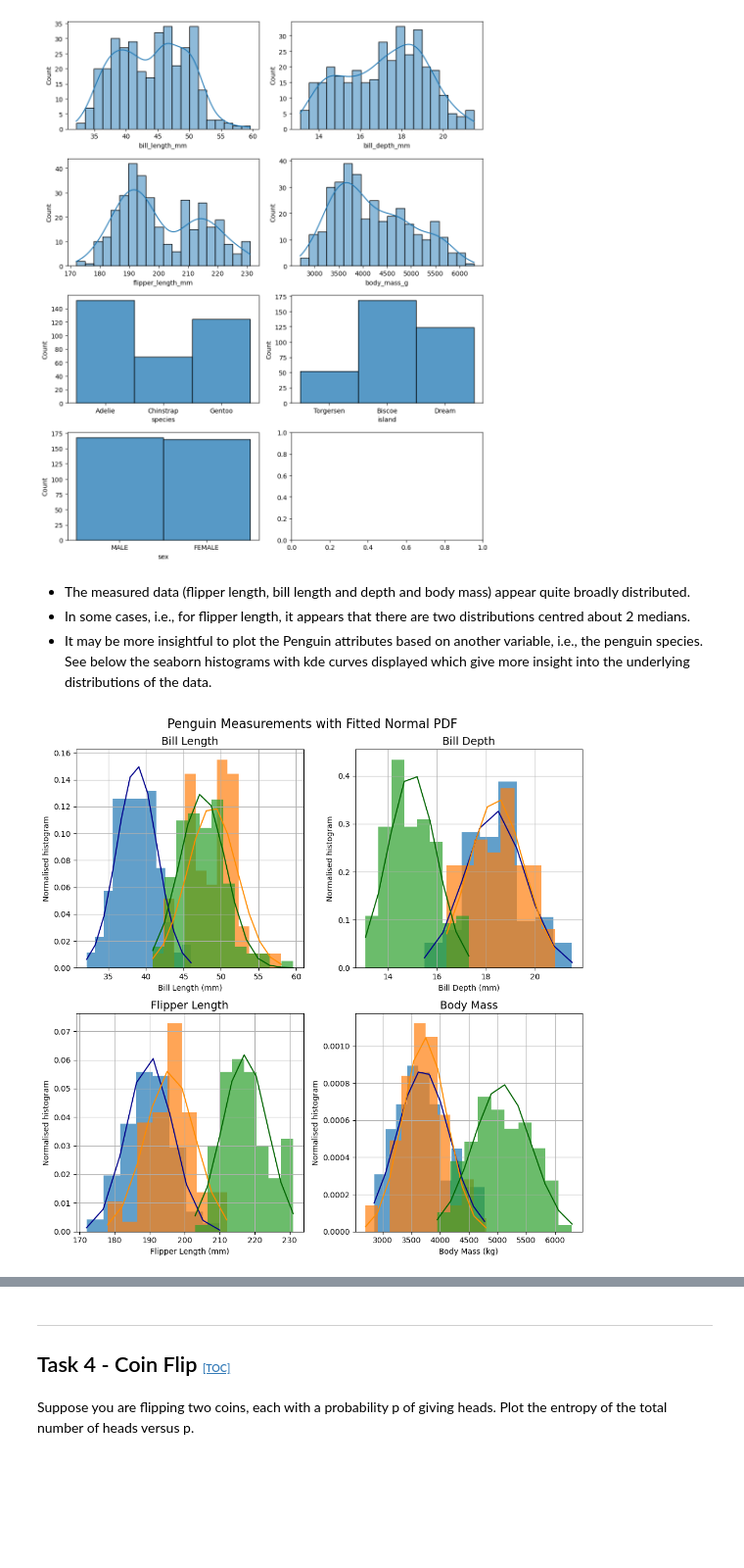
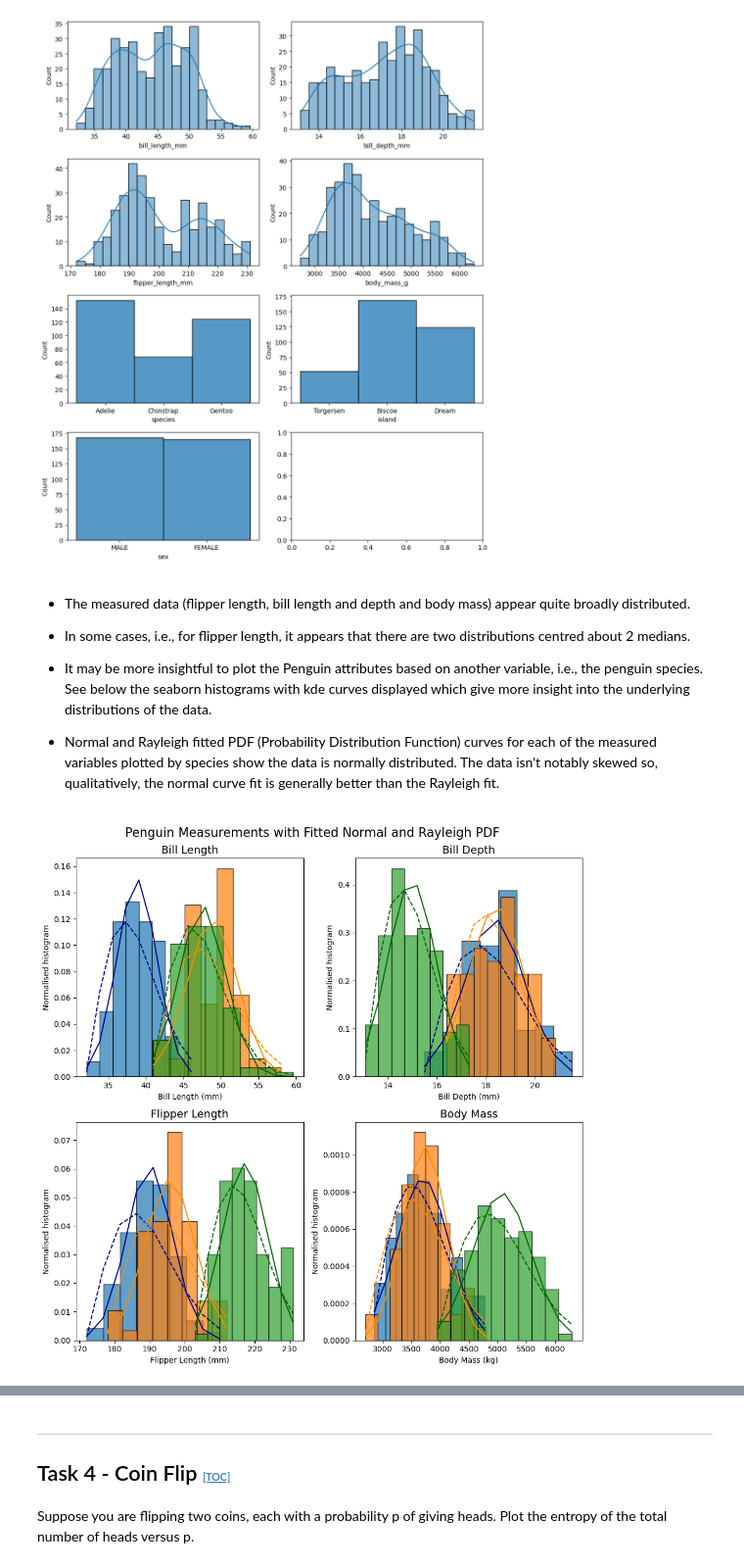
Before and after one commit to Eilis9/Fund_DA, a Jupyter notebook: tasks.ipynb, the cells around one changed output, grey strips where cells are left out. Shown at 98% size. Saved outputs shown, nothing was run; the diff lists cells and outputs as text; code cells hidden in the pictures; blank space fills up the shorter version.

```diff
--- a/tasks.ipynb
+++ b/tasks.ipynb
@@ -250,55 +250,41 @@ fig.tight_layout()
 - The measured data (flipper length, bill length and depth and body mass) appear quite broadly distributed.
 - In some cases, i.e., for flipper length, it appears that there are two distributions centred about 2 medians.
 - It may be more insightful to plot the Penguin attributes based on another variable, i.e., the penguin species. See below the seaborn histograms with kde curves displayed which give more insight into the underlying distributions of the data.
+
+- Normal and Rayleigh fitted PDF (Probability Distribution Function) curves for each of the measured variables plotted by species show the data is normally distributed. The data isn't notably skewed so, qualitatively, the normal curve fit is generally better than the Rayleigh fit.
 # %%
 # Plotting histograms of the 4 measured variables based on species
 # Using some trial and error to pick the number of bins
 import scipy.stats as stats
 from scipy.stats import norm, rayleigh
 import matplotlib.pyplot as plt
 species_names = penguins_df["species"].unique().tolist()
 vars = ['bill_length_mm', 'bill_depth_mm', 'flipper_length_mm', 'body_mass_g']
 var_name = ['Bill Length', 'Bill Depth', 'Flipper Length', 'Body Mass']
 var_units = ['(mm)', '(mm)', '(mm)', '(kg)']
 plot_pdf_colours = ['darkblue', 'darkorange', 'darkgreen']
 fig, axs = plt.subplots(2,2, figsize=(10, 10));
 # list of axes for looping
 ax_list = [(0,0), (0,1), (1,0), (1,1)]
-bin_size = [12, 8, 8, 10]
-fig.suptitle('Penguin Measurements with Fitted Normal PDF', fontsize=16)
+bin_size = [8, 8, 8, 10]
+fig.suptitle('Penguin Measurements with Fitted Normal and Rayleigh PDF', fontsize=16)
 for i, var in enumerate(vars):
   axs[ax_list[i]].set_xlabel(f'{var_name[i]} {var_units[i]}', fontsize=10)
   axs[ax_list[i]].set_ylabel(f'Normalised histogram', fontsize=10)
   axs[ax_list[i]].set_title(var_name[i], fontsize=14)
-  axs[ax_list[i]].grid(visible=True, which='both', axis='both')
+
   for j, species in enumerate(species_names):
     # Plot the normalised histogram for each variable and species (area under curve = 1)
-    n, bins_returned, _ = axs[ax_list[i]].hist(penguins_df[var][penguins_df['species'] == species], bins=bin_size[i], density=True, alpha=0.7)
-    # Use scipy stats to get the normal pdf mean and std dev and plot it
+    n, bins_returned, _ = axs[ax_list[i]].hist(penguins_df[var][penguins_df['species'] == species], bins=bin_size[i], density=True, alpha=0.7, edgecolor='black')
+    # Use scipy stats to get the normal pdf mean and std dev and plot it (loc and scale)
+    # Try Rayleigh also
     param_normal = norm.fit(penguins_df[var][penguins_df['species'] == species].dropna())
+    param_rayleigh = rayleigh.fit(penguins_df[var][penguins_df['species'] == species].dropna())
     pdf_fitted_norm = norm.pdf(bins_returned, loc=param_normal[0], scale=param_normal[1])
+    pdf_fitted_rayleigh = rayleigh.pdf(bins_returned, param_rayleigh[0], param_rayleigh[1])
     axs[ax_list[i]].plot(bins_returned, pdf_fitted_norm, plot_pdf_colours[j], label='Normal PDF')
+    axs[ax_list[i]].plot(bins_returned, pdf_fitted_rayleigh, plot_pdf_colours[j], label='Rayleigh PDF', linestyle='--')
 
 fig.tight_layout()
-
-
-  # Use curve_fit method as in: https://stackoverflow.com/questions/50448199/lognormal-curve-fit
-  # PDF for the exponential distribution - so that curve fitting can be done
-  #def f_exp(bin_start, lamda_1):
-  #  return lamda_1*np.exp(-1*lamda_1*bin_start)
-
-  # returns the exponential distribution parameters for the data fit
-  #params, extras = curve_fit(f_exp, bin_start, n)
-
-  # fit a exponential curve
-  #lamda_1 = params[0]
-  #pdf_expon = (lamda_1*np.exp(-1*lamda_1*bin_start))
-  #rainfall_exp_params_season.append(lamda_1)
-
-  #axs[ax_list[i]].plot(bin_start, pdf_expon, 'r', label='Exponential PDF')
-  #axs[ax_list[i]].set_xlabel(f'Daily Rainfall Sum (mm)', fontsize=10)
-  #axs[ax_list[i]].set_ylabel(f'Normalised histogram', fontsize=10)
-  #axs[ax_list[i]].set_title(season, fontsize=14)
-  #axs[ax_list[i]].grid(visible=True, which='both', axis='both')
 # %% [output]
-[figure, old version]
+[figure, new version]
```
Also changed, not shown: parts of 5 cells of this notebook.
